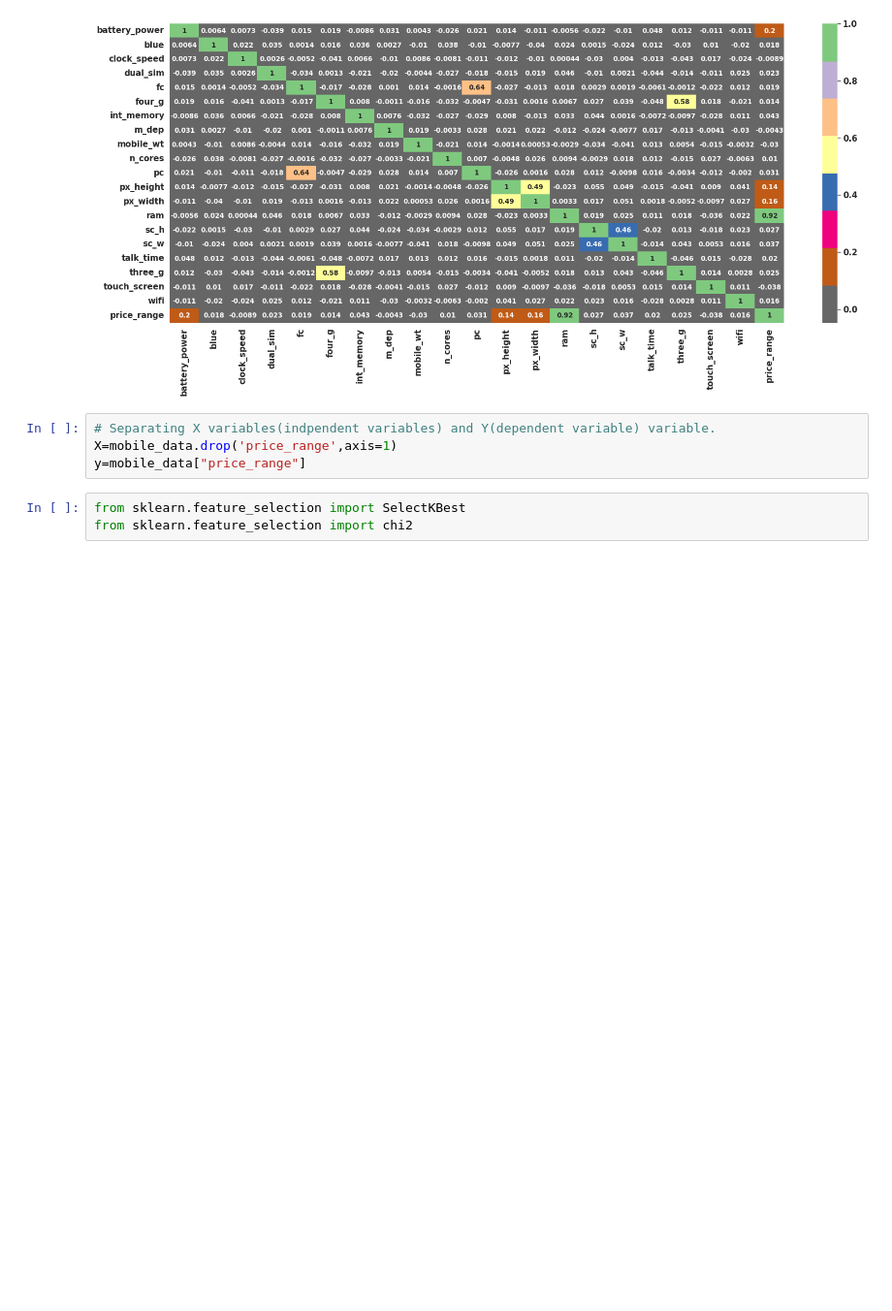
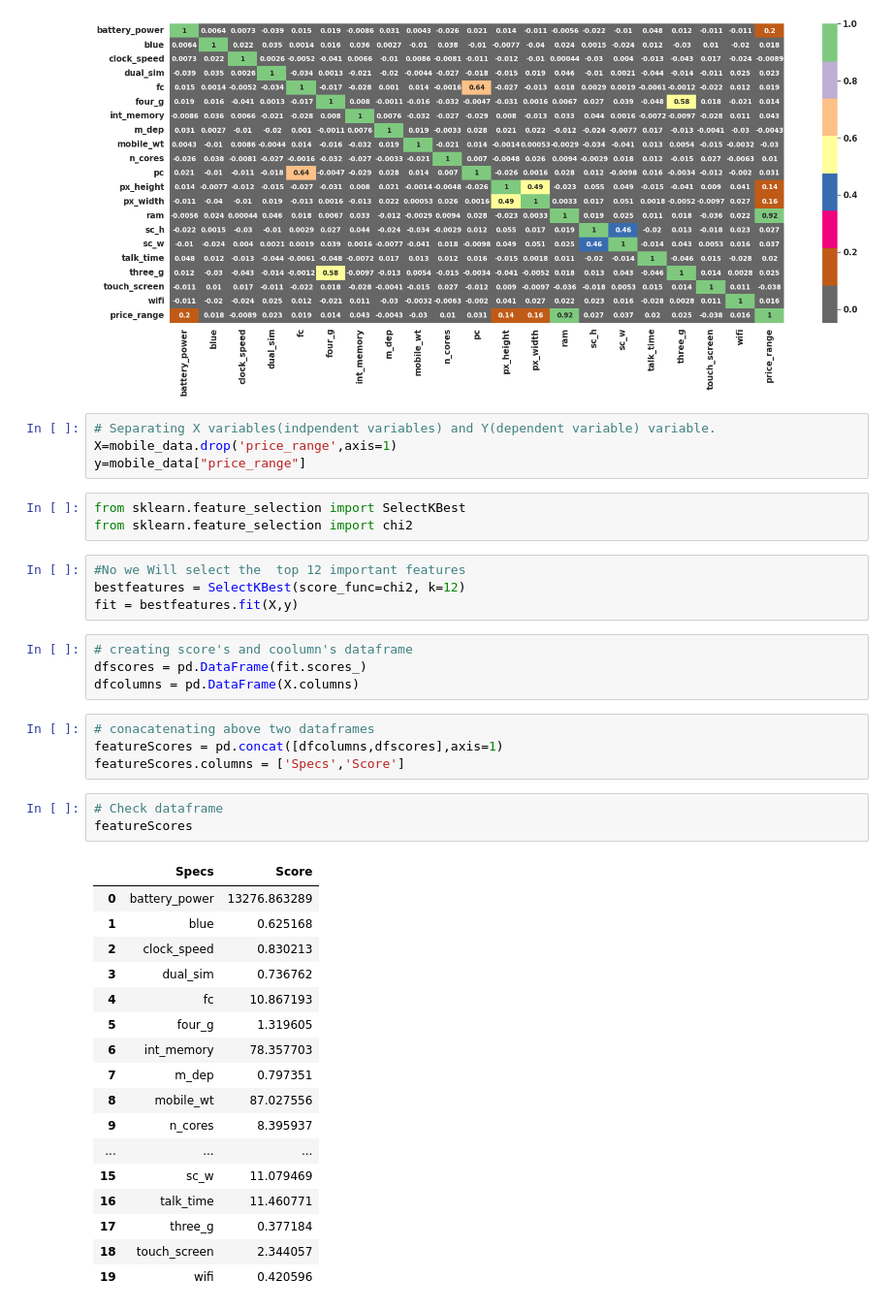
Before and after one commit to PremPatil0129/MobilePriceRangePrediction, a Jupyter notebook: MobilePriceRangePrediction.ipynb, the cells around one changed output. Shown at 97% size. Drawn from its saved outputs; the diff is of its cells as text; blank space fills up the shorter version.

```diff
--- a/MobilePriceRangePrediction.ipynb
+++ b/MobilePriceRangePrediction.ipynb
@@ -645,3 +645,36 @@ y=mobile_data["price_range"]
 # %%
 from sklearn.feature_selection import SelectKBest
 from sklearn.feature_selection import chi2
+# %%
+#No we Will select the  top 12 important features
+bestfeatures = SelectKBest(score_func=chi2, k=12)
+fit = bestfeatures.fit(X,y)
+# %%
+# creating score's and coolumn's dataframe
+dfscores = pd.DataFrame(fit.scores_)
+dfcolumns = pd.DataFrame(X.columns)
+# %%
+# conacatenating above two dataframes
+featureScores = pd.concat([dfcolumns,dfscores],axis=1)
+featureScores.columns = ['Specs','Score']
+# %%
+# Check dataframe
+featureScores
+# %% [output]
+|  | Specs | Score |
+| 0 | battery_power | 13276.863289 |
+| 1 | blue | 0.625168 |
+| 2 | clock_speed | 0.830213 |
+| 3 | dual_sim | 0.736762 |
+| 4 | fc | 10.867193 |
+| 5 | four_g | 1.319605 |
+| 6 | int_memory | 78.357703 |
+| 7 | m_dep | 0.797351 |
+| 8 | mobile_wt | 87.027556 |
+| 9 | n_cores | 8.395937 |
+| ... | ... | ... |
+| 15 | sc_w | 11.079469 |
+| 16 | talk_time | 11.460771 |
+| 17 | three_g | 0.377184 |
+| 18 | touch_screen | 2.344057 |
+| 19 | wifi | 0.420596 |
```
Also changed, not shown: parts of 2 cells of this notebook.
